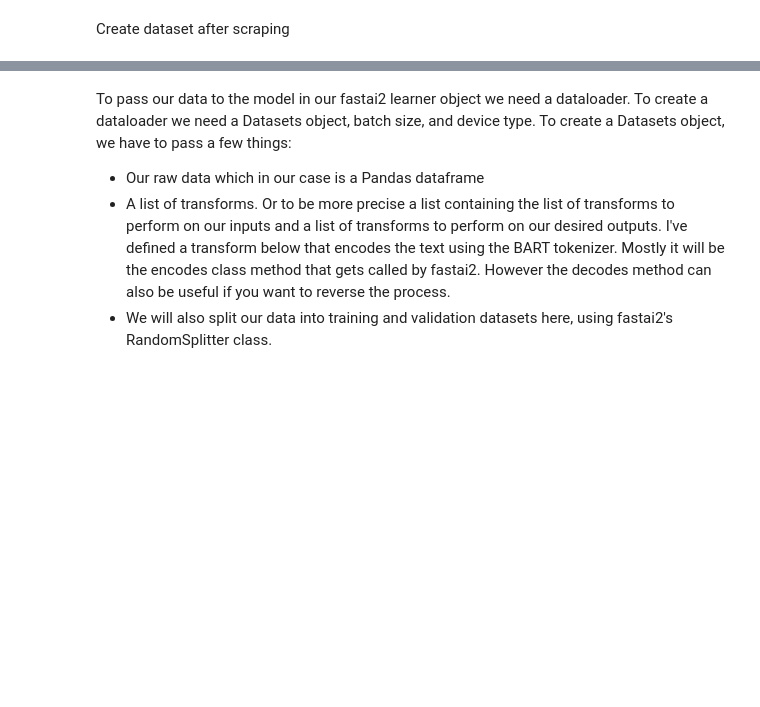
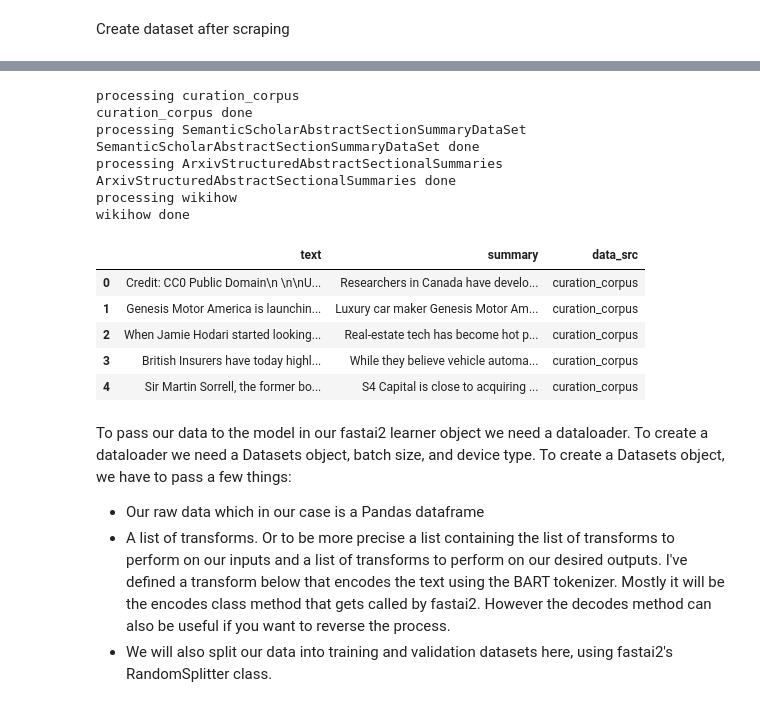
Before and after one commit to CoronaWhy/scibart, a Jupyter notebook: notebooks/finetuning-bart.ipynb, the cells around one changed output, grey strips where cells are left out. Saved outputs shown, nothing was run; the diff lists cells and outputs as text; code cells hidden in the pictures; blank space fills up the shorter version.

Commit message:
Adjust BART notebook to use repo data

```diff
--- a/notebooks/finetuning-bart.ipynb
+++ b/notebooks/finetuning-bart.ipynb
@@ -68,10 +75,3 @@ Create dataset after scraping
 # %%
 def showmult(*args):
     return [i for i in args]
-# %%
-summaries = pd.read_csv('../../curation-corpus-base.csv')
-text = pd.read_csv('../../curation-corpus-base-with-articles.csv')
-text = text[text.html != 'Exception']
-ds = pd.merge(text, summaries, on='url')[['article_content', 'summary']]
-ds = ds.rename(columns={'article_content': 'text'})
-ds.head(4)
@@ -83,0 +87,70 @@ ds.head(4)
+# %%
+paths = glob.glob('../raw_data/*/', recursive=True)
+paths = [Path(p) for p in paths]
+
+# read in datasets. use more of a dict approach here
+cols2keep = {
+    'SemanticScholarAbstractSectionSummaryDataSet': ['paperSection', 'Summary'],
+    'ArxivStructuredAbstractSectionalSummaries': ['paperSection', 'Summary'],
+    'wikihow': ['text', 'overview'],
+    'curation_corpus': ['article_content', 'summary'],  # renames 'article_content' column as 'text'
+}
+
+output_dir = Path('../data')
+
+
+# appends everything to the same dataframe, so far that's managable
+data = []
+for p in paths:
+
+    name = os.path.split(p)[-1]
+
+    print(f"processing {name}")
+
+    # read files
+    files = p.iterdir()
+
+    # wrangle curation corpus
+    if 'curation_corpus' in name:
+        parent_dir = list(files)[0].parent
+        summaries = pd.read_csv(parent_dir / 'curation-corpus-base.csv')
+        text = pd.read_csv(parent_dir / 'curation-corpus-base-with-articles.csv')
+        text = text[text.html != 'Exception']
+        df = pd.merge(text, summaries, on='url')[['article_content', 'summary']]
+
+    # read wikihow data
+    elif 'wikihow' in name:
+        df = pd.read_csv(list(files)[0])
+
+    # read everything else
+    else:
+        dfs = [
+            pd.read_parquet(f) for f in files
+            if 'parquet' in str(f)
+        ]
+        df = pd.concat(dfs)
+
+    df = df[cols2keep[name]]
+    df.columns = ['text', 'summary']
+    df['data_src'] = name
+    data.append(df)
+
+    print(f"{name} done")
+
+data = pd.concat(data, ignore_index=True)
+data.head()
+# %% [output]
+processing curation_corpus
+curation_corpus done
+processing SemanticScholarAbstractSectionSummaryDataSet
+SemanticScholarAbstractSectionSummaryDataSet done
+processing ArxivStructuredAbstractSectionalSummaries
+ArxivStructuredAbstractSectionalSummaries done
+processing wikihow
+wikihow done
+|  | text | summary | data_src |
+| 0 | Credit: CC0 Public Domain\n \n\nU... | Researchers in Canada have develo... | curation_corpus |
+| 1 | Genesis Motor America is launchin... | Luxury car maker Genesis Motor Am... | curation_corpus |
+| 2 | When Jamie Hodari started looking... | Real-estate tech has become hot p... | curation_corpus |
+| 3 | British Insurers have today highl... | While they believe vehicle automa... | curation_corpus |
+| 4 | Sir Martin Sorrell, the former bo... | S4 Capital is close to acquiring ... | curation_corpus |
```
Also changed, not shown: parts of 7 cells of this notebook.
